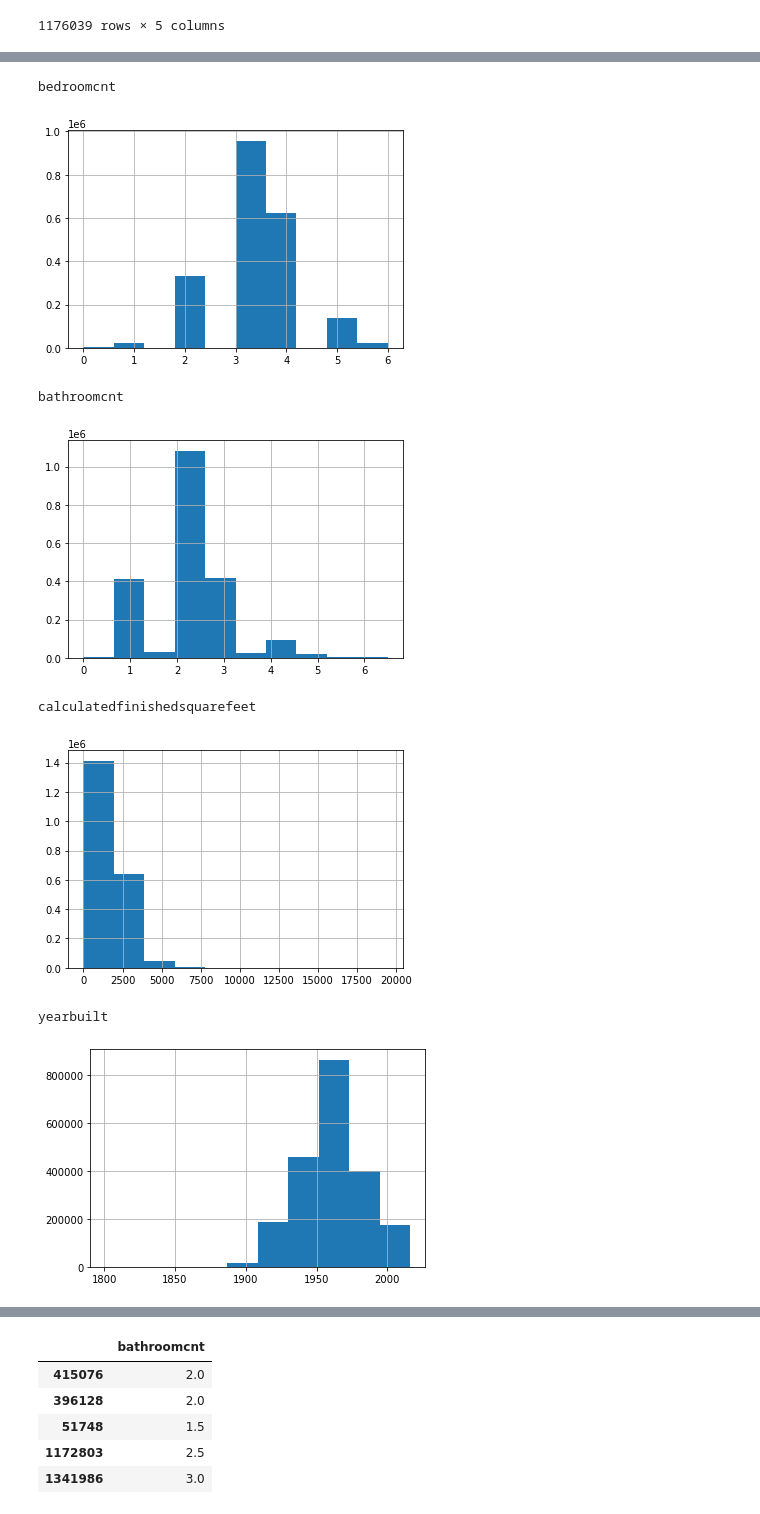
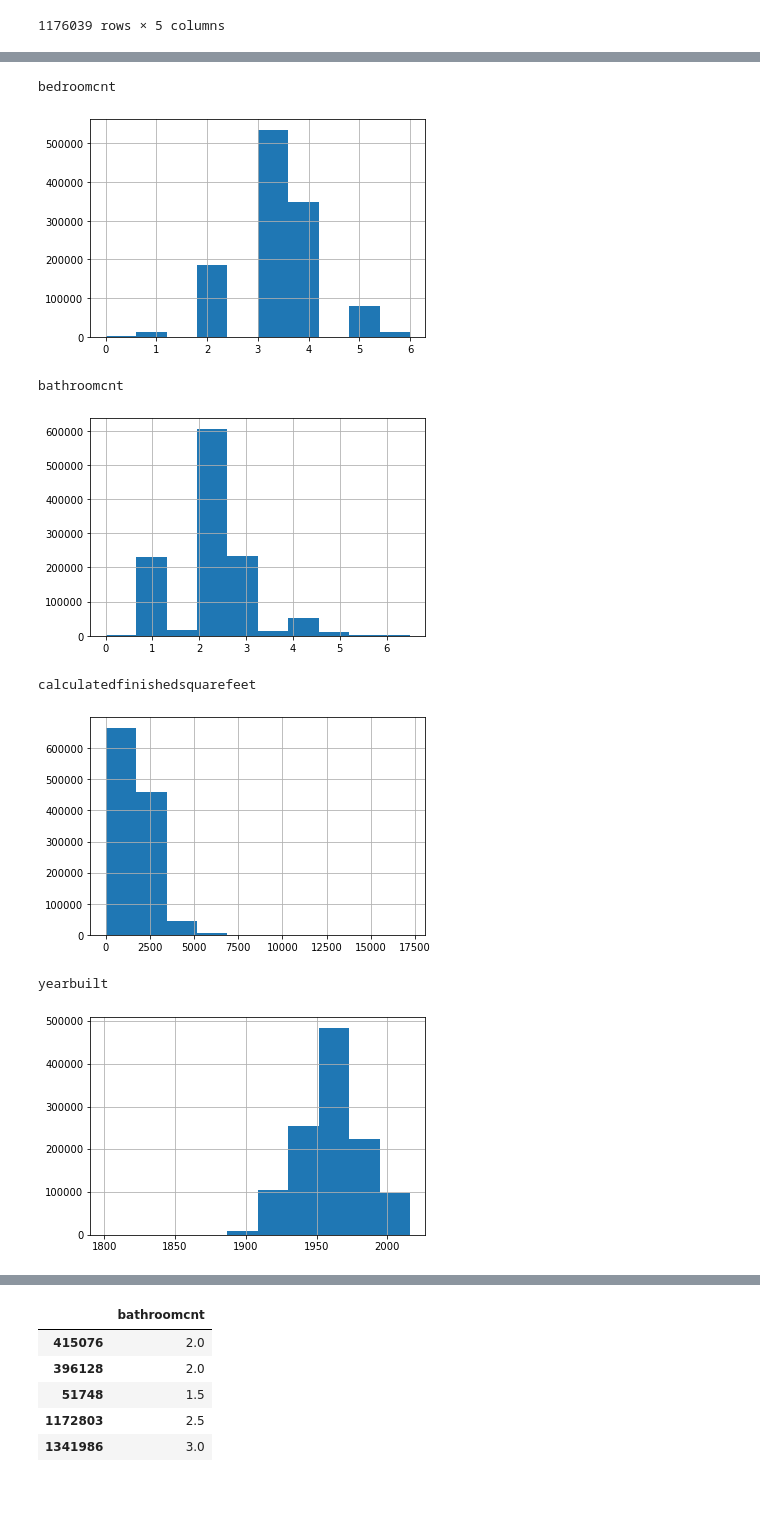
Before and after one commit to Jgardin875/regression_exercises, a Jupyter notebook: scaling.ipynb, the cells around one changed output, grey strips where cells are left out. Cells and saved outputs as stored; diff of their text form; code cells hidden in the pictures.

```diff
--- a/scaling.ipynb
+++ b/scaling.ipynb
@@ -101,7 +105,7 @@ cols_s = list(x_train_s.columns)
 # %%
 for col in cols_s:
     print(col)
-    df[col].hist()
+    x_train_s[col].hist()
     plt.show()
 # %% [output]
 bedroomcnt
@@ -119,15 +130,15 @@ cols =  list(x_train.columns)
 # %%
 for col in x_train.columns:
     print(col)
-    df[col].hist()
+    x_train[col].hist()
     plt.show()
 # %% [output]
 bedroomcnt
-[figure, old version]
+[figure, new version]
 bathroomcnt
-[figure, old version]
+[figure, new version]
 calculatedfinishedsquarefeet
-[figure, old version]
+[figure, new version]
 yearbuilt
-[figure, old version]
+[figure, new version]
 fips
```
Also changed, not shown: parts of 22 cells of this notebook.
